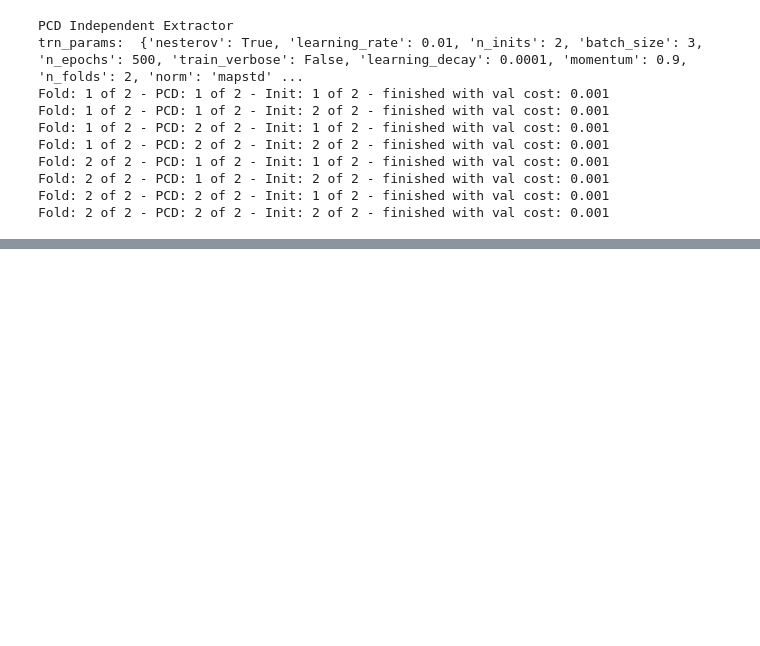
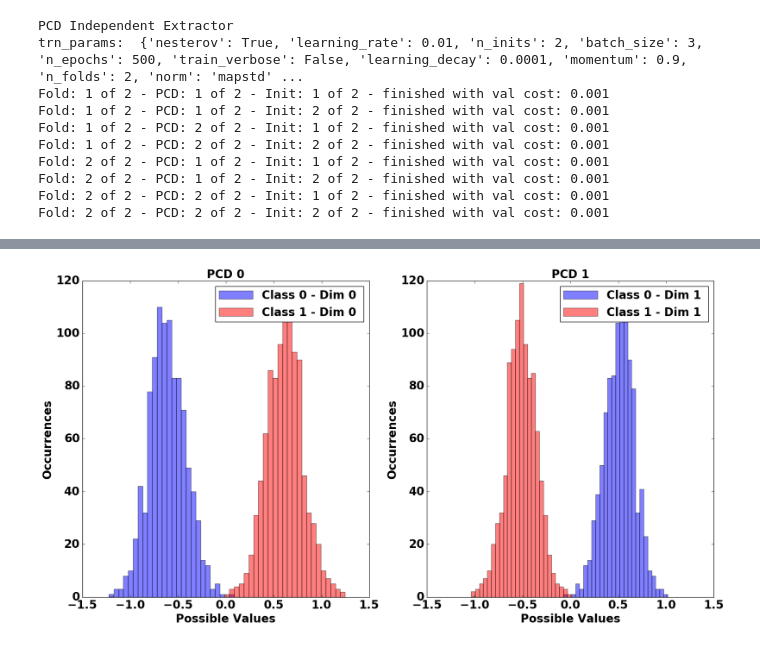
Before and after one commit to natmourajr/LPSTutorials, a Jupyter notebook: Packages/Preprocessing/SyntheticDataBasePCDIndependent.ipynb, the cells around one changed output, grey strips where cells are left out. Cells and saved outputs as stored; diff of their text form; code cells hidden in the pictures; blank space fills up the shorter version.

```diff
--- a/Packages/Preprocessing/SyntheticDataBasePCDIndependent.ipynb
+++ b/Packages/Preprocessing/SyntheticDataBasePCDIndependent.ipynb
@@ -499,0 +531,21 @@ ax[0].set_ylabel('Dimension PCA',fontweight='bold',fontsize=20)
+# %%
+# Plot Distributions
+%matplotlib inline
+fig, ax = plt.subplots(figsize=(20,10),nrows=1, ncols=pcd_proj_norm_data.shape[1])
+
+m_colors = ['b','r']
+
+for iclass in range(2):
+    for idim in range(pcd_proj_norm_data.shape[1]):
+        n_bins = np.linspace(pcd_proj_norm_data[:,idim].min(),pcd_proj_norm_data[:,idim].max(),50)
+        n, bins, patches = ax[idim].hist(pcd_proj_norm_data[trgt==iclass,idim],
+                                                 bins=n_bins,fc=m_colors[iclass],
+                                                 alpha=0.5,label='Class %i - Dim %i '%(iclass,idim))
+        ax[idim].legend(loc='best')
+        ax[idim].grid()
+        ax[idim].set_title('PCD %i'%(idim),fontsize=20,fontweight='bold')
+        ax[idim].set_xlabel('Possible Values',fontsize=20,fontweight='bold')
+        ax[idim].set_ylabel('Occurrences',fontsize=20,fontweight='bold')
+        ax[idim].grid()
+# %% [output]
+[figure, added]
```
Also changed, not shown: parts of 9 cells of this notebook, 1 other file.
